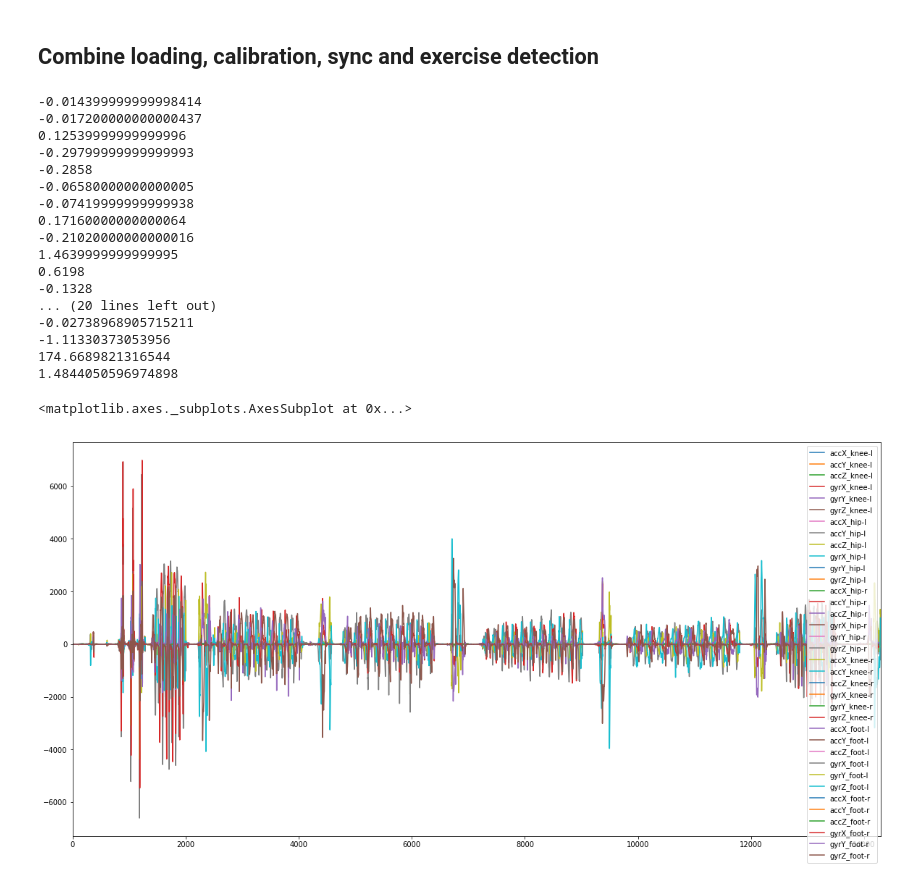
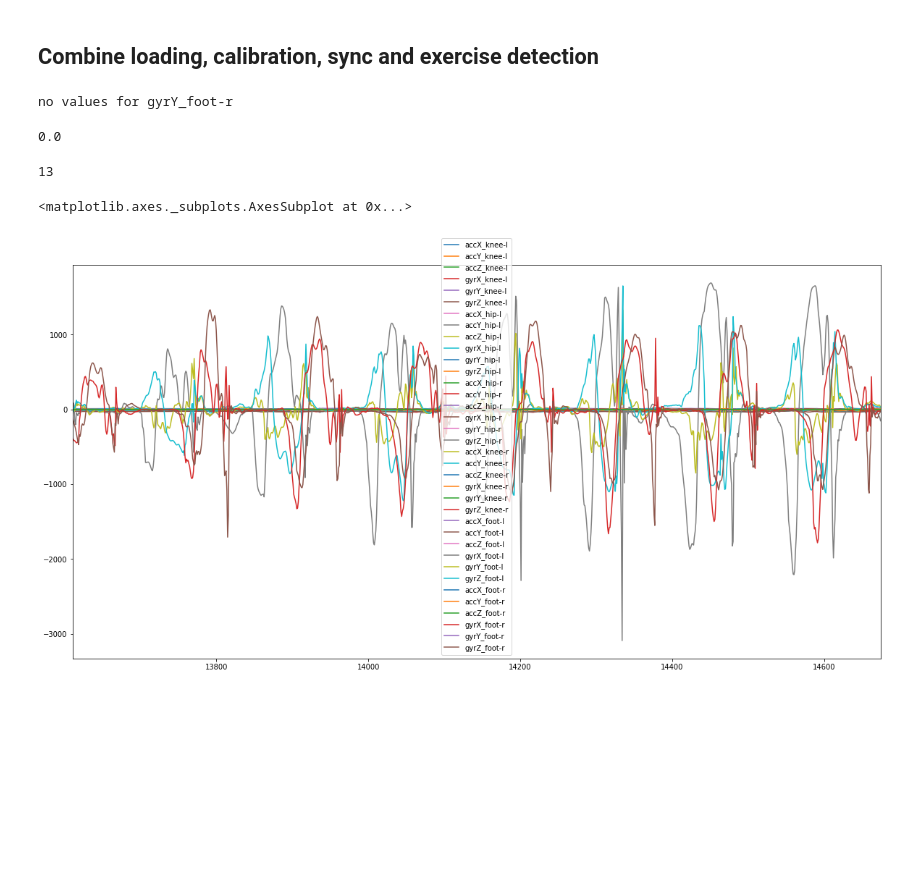
Before and after one commit to dkipping/gait-analysis, a Jupyter notebook: notebooks/second-measurement.ipynb, the cells around one changed output. Cells and saved outputs as stored; diff of their text form; code cells hidden in the pictures; blank space fills up the shorter version.

Commit message:
some description for the data

```diff
--- a/notebooks/second-measurement.ipynb
+++ b/notebooks/second-measurement.ipynb
@@ -156,41 +156,39 @@ def calibrateAll(measurements):
 
 def center(measurements):
     for col in measurements:
-        shift = 0-measurements[col].loc[measurements[col].first_valid_index()]
-        print(shift)
-        measurements[col] = [x+shift if x == x else x for x in measurements[col]]
+        try:
+            shift = 0-measurements[col].loc[measurements[col].first_valid_index()]
+            measurements[col] = [x+shift if x == x else x for x in measurements[col]]
+        except:
+            print("no values for " + col)
 
+problem = os.path.join('..', 'data', '24-06-19', 'leonardo 2')
 def loadSyncedMeasurements(path):
     measurements = loadMeasurements(path)
     calibrateAll(measurements)
     alignAll(measurements)
     merged = pd.DataFrame()
     for measurement in measurements.values():
+        if path == problem:
+            measurement = measurement[400:]         # hacky fix for centering issues with leonardo 2 data
         center(measurement)
         merged = merged.join(measurement, how='outer')
-    return [merged] + splitDataFrameIntoExercises(merged, 'accY_foot-r')
+    data = [merged] + splitDataFrameIntoExercises(merged, 'accY_foot-r')
+    return data
 # %%
-measurements = loadSyncedMeasurements(os.path.join('..', 'data', '24-06-19', 'martin 2'))
+measurements = loadSyncedMeasurements(os.path.join('..', 'data', '24-06-19', 'martin 1'))
 # %% [output]
--0.014399999999998414
--0.017200000000000437
-0.12539999999999996
--0.29799999999999993
--0.2858
--0.06580000000000005
--0.07419999999999938
-0.17160000000000064
--0.21020000000000016
-1.4639999999999995
-0.6198
--0.1328
-... (20 lines left out)
--0.02738968905715211
--1.11330373053956
-174.6689821316544
-1.4844050596974898
+no values for gyrY_foot-r
+# %%
+measurements[0]['gyrX_foot-r'].loc[measurements[0]['gyrX_foot-r'].first_valid_index()]
+# %% [output]
+0.0
+# %%
+len(measurements)
+# %% [output]
+13
 # %%
-measurements[0].plot(figsize=(20, 10))
+measurements[11].plot(figsize=(20, 10))
 # %% [output]
 <matplotlib.axes._subplots.AxesSubplot at 0x...>
-[figure, old version]
+[figure, new version]
```
Also changed, not shown: parts of 4 cells of this notebook.
